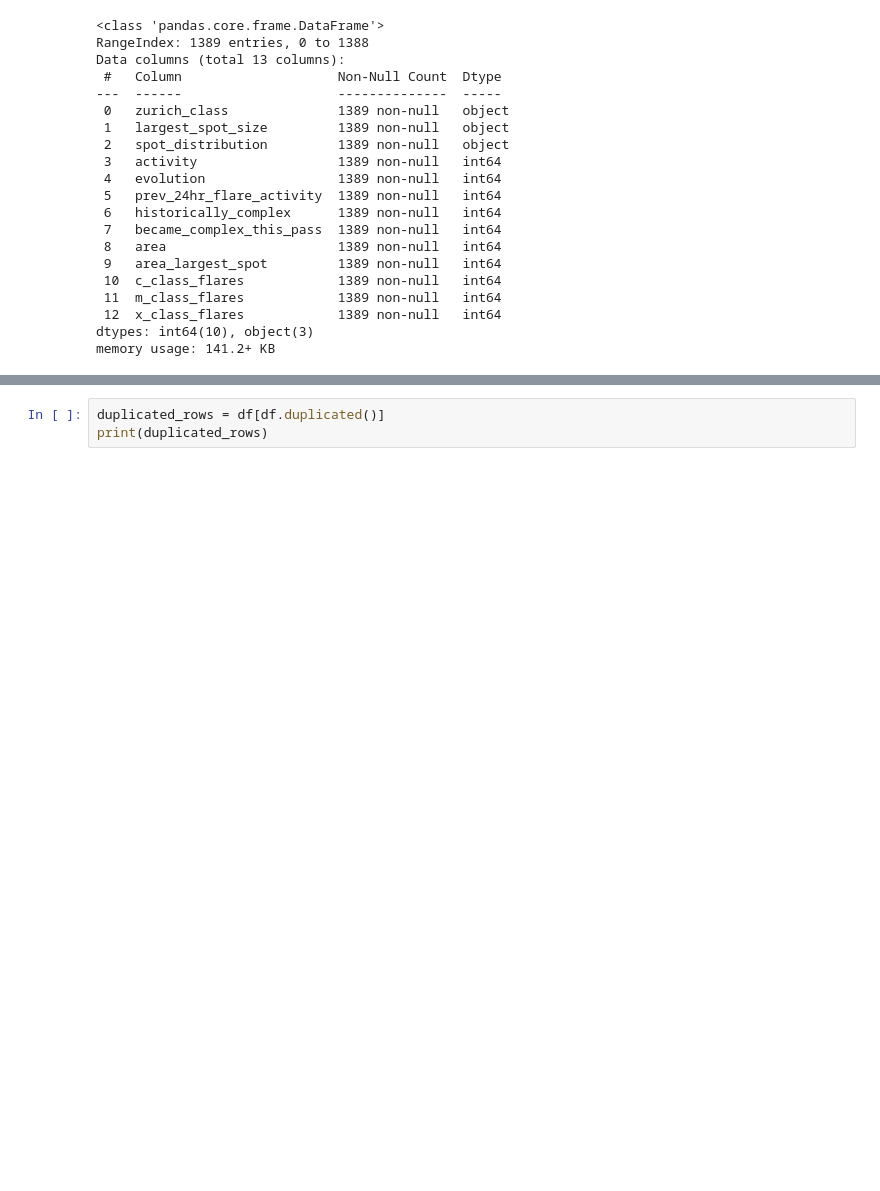
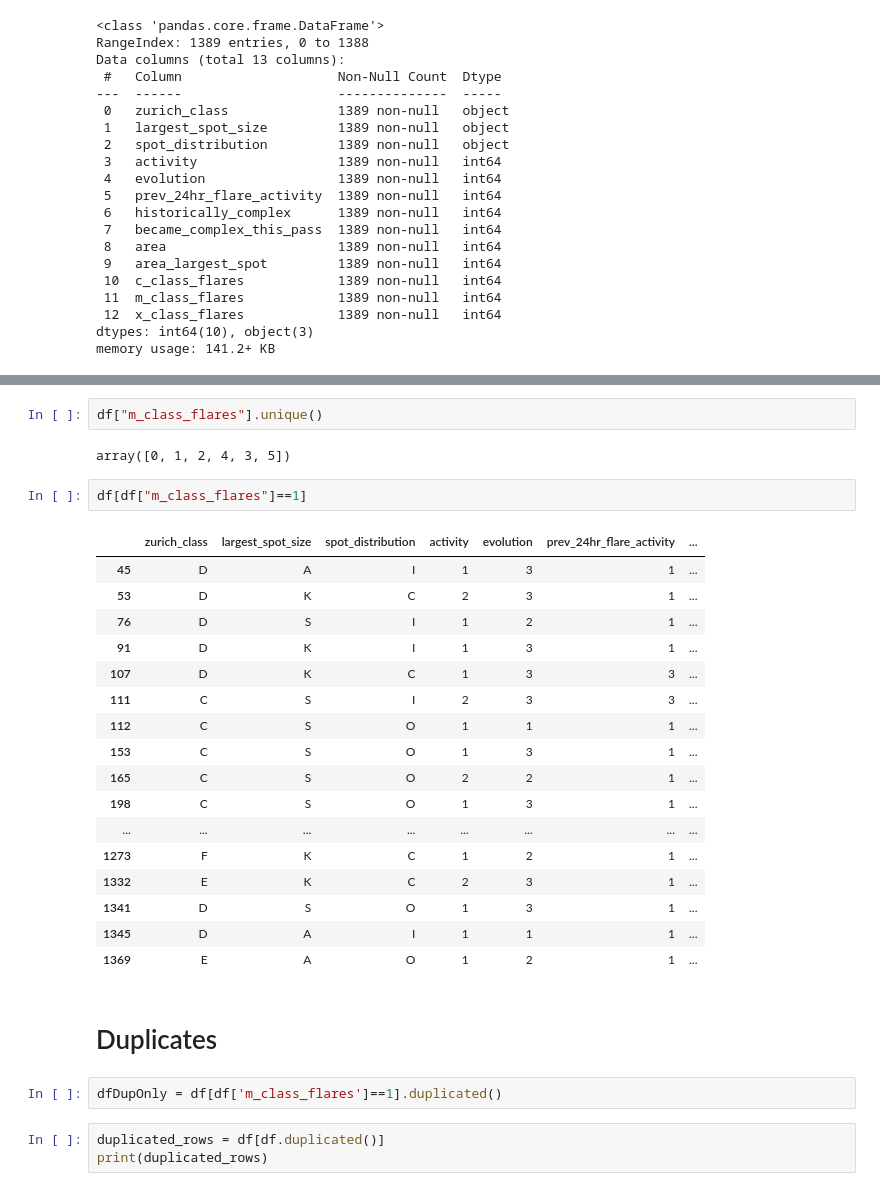
Before and after one commit to nollamae7-spec/DSRSP-Solar-Flares, a Jupyter notebook: DSHRP_Solar_Flares.ipynb, the cells around one changed output, grey strips where cells are left out. Drawn from its saved outputs; the diff is of its cells as text; blank space fills up the shorter version.

```diff
--- a/DSHRP_Solar_Flares.ipynb
+++ b/DSHRP_Solar_Flares.ipynb
@@ -53,3 +80,31 @@ memory usage: 141.2+ KB
+# %%
+df["m_class_flares"].unique()
+# %% [output]
+array([0, 1, 2, 4, 3, 5])
+# %%
+df[df["m_class_flares"]==1]
+# %% [output]
+|  | zurich_class | largest_spot_size | spot_distribution | activity | evolution | prev_24hr_flare_activity | ... |
+| 45 | D | A | I | 1 | 3 | 1 | ... |
+| 53 | D | K | C | 2 | 3 | 1 | ... |
+| 76 | D | S | I | 1 | 2 | 1 | ... |
+| 91 | D | K | I | 1 | 3 | 1 | ... |
+| 107 | D | K | C | 1 | 3 | 3 | ... |
+| 111 | C | S | I | 2 | 3 | 3 | ... |
+| 112 | C | S | O | 1 | 1 | 1 | ... |
+| 153 | C | S | O | 1 | 3 | 1 | ... |
+| 165 | C | S | O | 2 | 2 | 1 | ... |
+| 198 | C | S | O | 1 | 3 | 1 | ... |
+| ... | ... | ... | ... | ... | ... | ... | ... |
+| 1273 | F | K | C | 1 | 2 | 1 | ... |
+| 1332 | E | K | C | 2 | 3 | 1 | ... |
+| 1341 | D | S | O | 1 | 3 | 1 | ... |
+| 1345 | D | A | I | 1 | 1 | 1 | ... |
+| 1369 | E | A | O | 1 | 2 | 1 | ... |
+# %% [markdown]
+# Duplicates
+# %%
+dfDupOnly = df[df['m_class_flares']==1].duplicated()
 # %%
 duplicated_rows = df[df.duplicated()]
 print(duplicated_rows)
```
Also changed, not shown: parts of 4 cells of this notebook.
